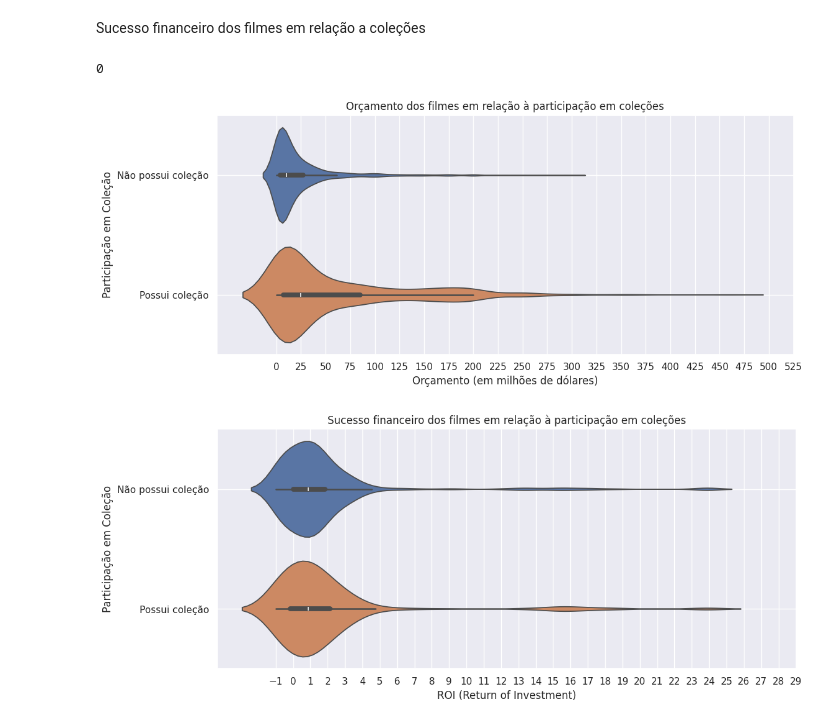
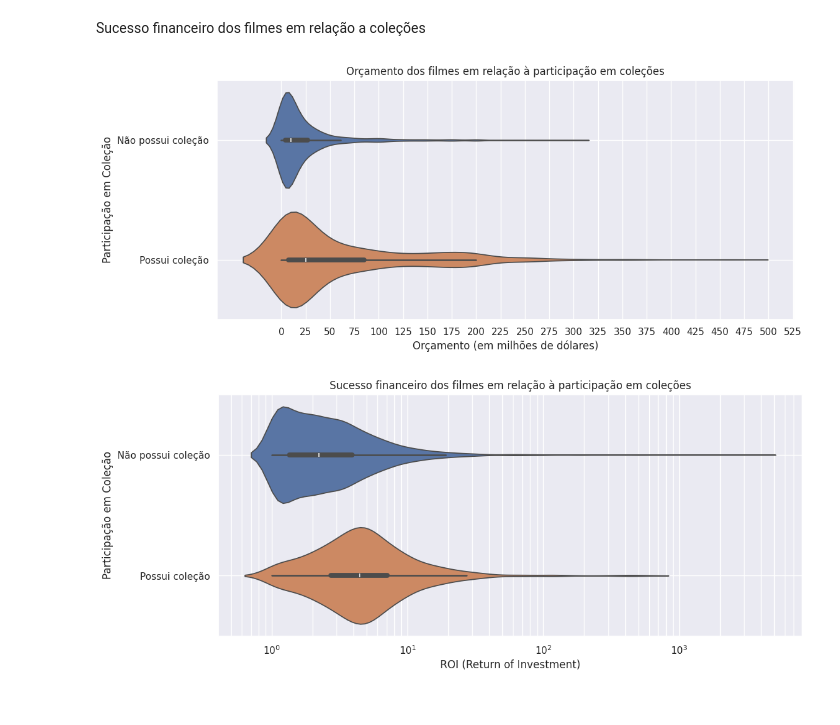
Before and after one commit to gustavo-oo/movie-data, a Jupyter notebook: data-visualizer.ipynb, the cells around one changed output. Saved outputs shown, nothing was run; the diff lists cells and outputs as text; code cells hidden in the pictures.

```diff
--- a/data-visualizer.ipynb
+++ b/data-visualizer.ipynb
@@ -27,6 +27,8 @@ def read_data_set(year):
 # %%
 for year in range(start_year, end_year+1):
     data = read_data_set(year)
+    data["release_date"] = pd.to_datetime(data["release_date"])
+    data['year'] = data['release_date'].dt.year
     movies_data_by_year[year] = data
     if 'all' in movies_data_by_year:
         movies_data_by_year['all'] = pd.concat([movies_data_by_year['all'], data])
@@ -940,31 +939,28 @@ Sucesso financeiro dos filmes em relação a coleções
 # %%
 df = movies_data_by_year['all']
 
 df['belongs_to_collection'] = df['belongs_to_collection'].fillna(False).apply(lambda x: ast.literal_eval(x) if isinstance(x, str) else x)
 df['in_collection'] = df['belongs_to_collection'].apply(lambda x: 'Possui coleção' if x else 'Não possui coleção')
-df['roi']= roi
+df['roi'] = ((df['revenue'] - df['budget']) / df['budget'])
 
-
+df[['roi', 'in_collection']]
 million = 1000000
 
 plt.figure(figsize=(12, 5))
 sns.violinplot(data=df, x=df['budget']/million, y='in_collection', hue='in_collection')
 plt.title('Orçamento dos filmes em relação à participação em coleções')
 plt.xlabel('Orçamento (em milhões de dólares)')
 plt.ylabel('Participação em Coleção')
 plt.grid(True, which='both', axis='both')
 plt.xticks(range(0, 550, 25))
 
 plt.figure(figsize=(12, 5))
-sns.violinplot(data=df, x=df['roi'] - 2, y='in_collection', hue='in_collection')
+sns.violinplot(data=df, x=df['roi'] + 2, y='in_collection', hue='in_collection', log_scale=True)
 plt.title('Sucesso financeiro dos filmes em relação à participação em coleções')
 plt.xlabel('ROI (Return of Investment)')
 plt.ylabel('Participação em Coleção')
 plt.grid(True, which='both', axis='both')
-plt.xticks(range(-1, 30, 1))
-
-# df[df['belongs_to_collection'] != False].iloc[0]['belongs_to_collection']
+# plt.xticks(range(-1, 30, 1))
 # %% [output]
-0
-[figure, old version]
+[figure, new version]
-[figure, old version]
+[figure, new version]
```
Also changed, not shown: parts of 24 cells of this notebook, 7 other files.
